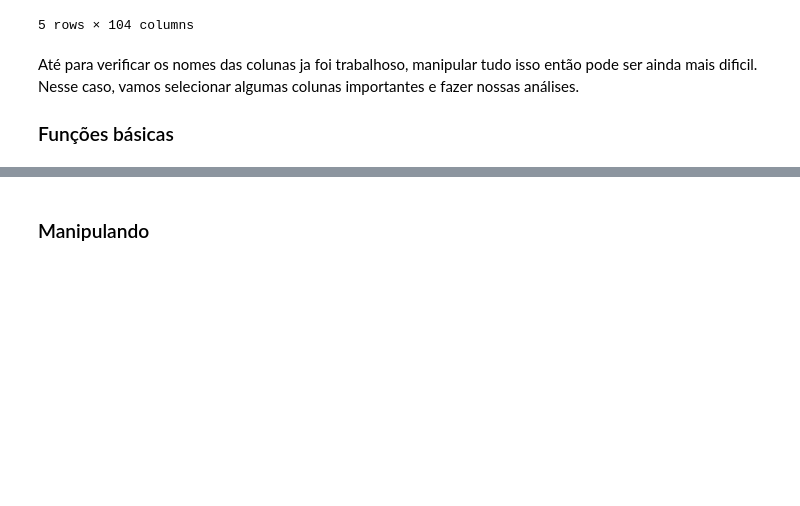
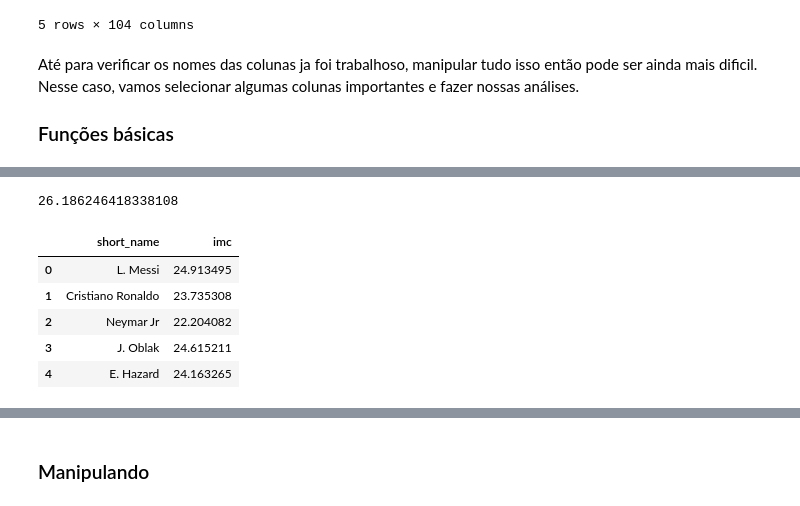
Before and after one commit to nailuz/hacking-fifa, a Jupyter notebook: fifa-analytics.ipynb, the cells around one changed output, grey strips where cells are left out. Saved outputs shown, nothing was run; the diff lists cells and outputs as text; code cells hidden in the pictures; blank space fills up the shorter version.

```diff
--- a/fifa-analytics.ipynb
+++ b/fifa-analytics.ipynb
@@ -120,0 +187,14 @@ Até para verificar os nomes das colunas ja foi trabalhoso, manipular tudo isso
+# %%
+dataset['club'].value_counts().mean()
+# %% [output]
+26.186246418338108
+# %%
+dataset['imc'] = dataset['weight_kg'] / (dataset['height_cm']/100)**2
+dataset[['short_name', 'imc']].head()
+# %% [output]
+|  | short_name | imc |
+| 0 | L. Messi | 24.913495 |
+| 1 | Cristiano Ronaldo | 23.735308 |
+| 2 | Neymar Jr | 22.204082 |
+| 3 | J. Oblak | 24.615211 |
+| 4 | E. Hazard | 24.163265 |
```
Also changed, not shown: parts of 11 cells of this notebook.
